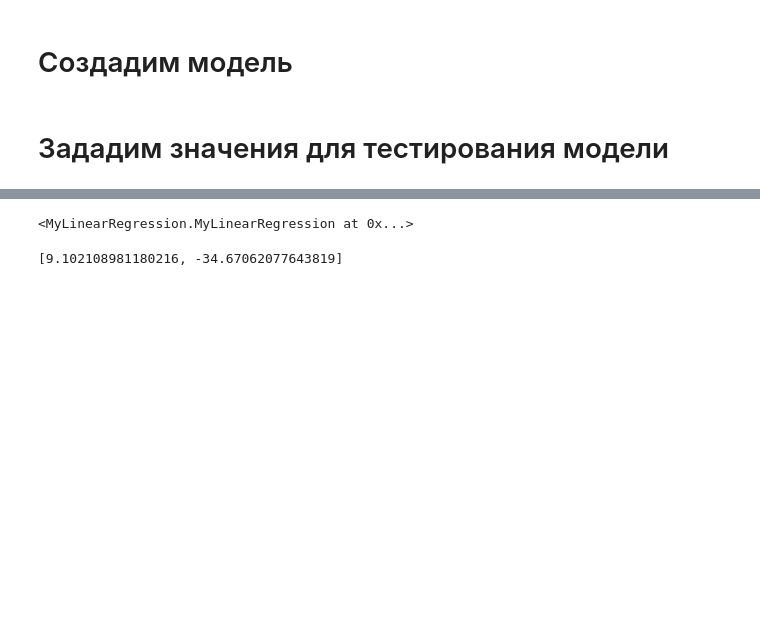
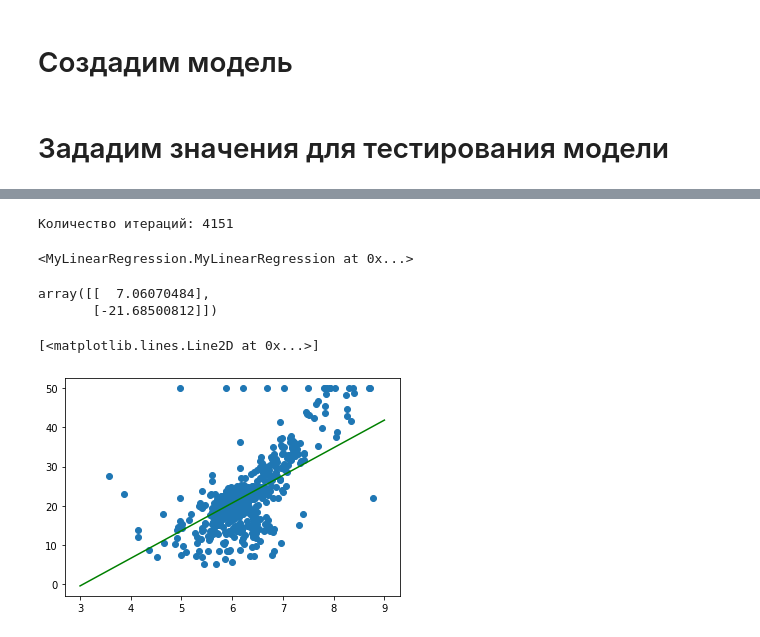
Before and after one commit to anslava00/My_ML, a Jupyter notebook: line_Regression/test_my_model.ipynb, the cells around one changed output, grey strips where cells are left out. Drawn from its saved outputs; the diff is of its cells as text; code cells hidden in the pictures; blank space fills up the shorter version.

```diff
--- a/line_Regression/test_my_model.ipynb
+++ b/line_Regression/test_my_model.ipynb
@@ -31,10 +31,19 @@ y = df.loc[:, 'medv']
 # %%
 X = df.loc[:, ['rm']]
 # %%
-liner_model.fit(X, y)
+liner_model.fit(X, y, type_fit='grad')
 # %% [output]
-<MyLinearRegression.MyLinearRegression at 0x...>
+Количество итераций: 4151
+<MyLinearRegression.MyLinearRegression at 0x...>
-# %%
-list(liner_model.w)
-# %% [output]
-[9.102108981180216, -34.67062077643819]
+# %%
+liner_model.w
+# %% [output]
+array([[  7.06070484],
+       [-21.68500812]])
+# %%
+plt.scatter(x=X, y=y)
+liner_line = [[i] for i in range(3, 10)]
+plt.plot(liner_line, liner_model.predict(liner_line), color='green')
+# %% [output]
+[<matplotlib.lines.Line2D at 0x...>]
+[figure, added]
```
Also changed, not shown: parts of 4 cells of this notebook, 1 other file.
